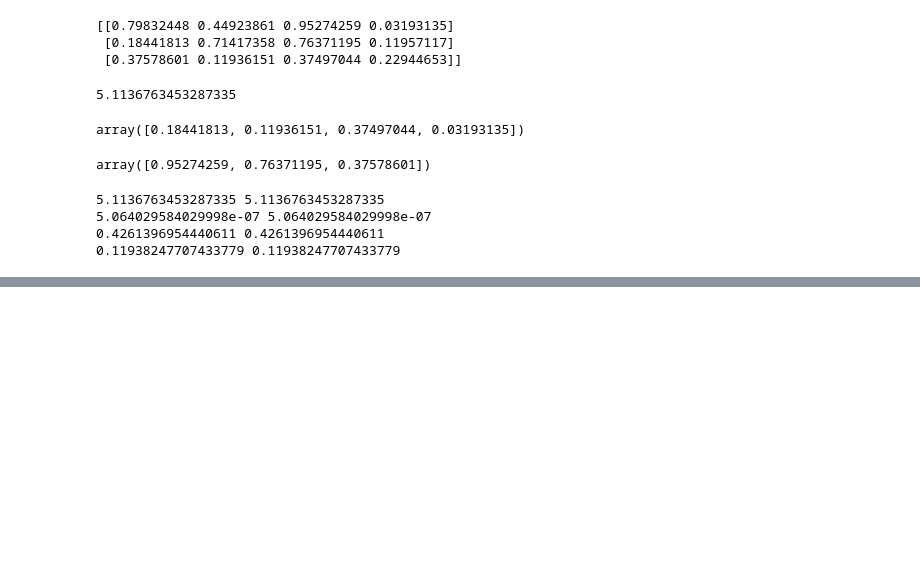
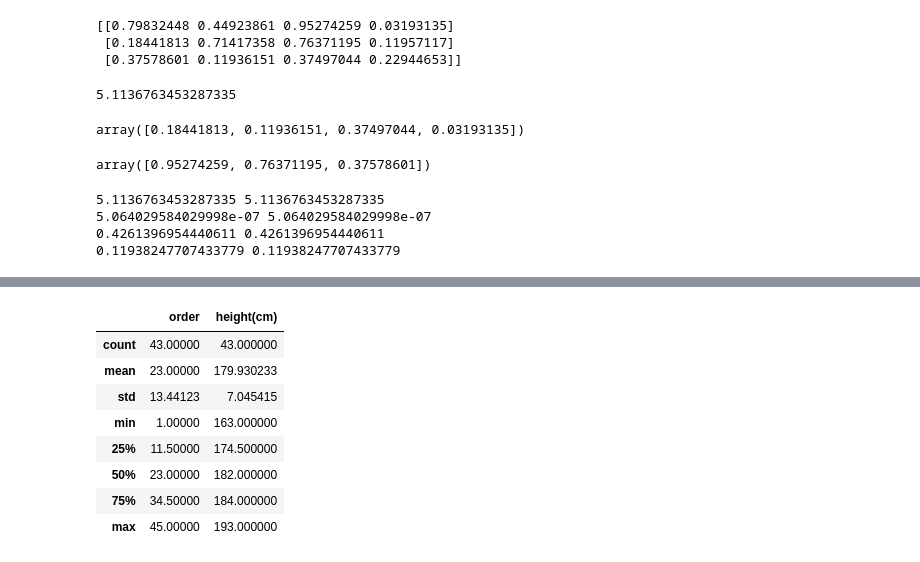
Before and after one commit to LuanDaSilva/PythonDS, a Jupyter notebook: Numpy Tutorial.ipynb, the cells around one changed output, grey strips where cells are left out. Drawn from its saved outputs; the diff is of its cells as text; code cells hidden in the pictures; blank space fills up the shorter version.

```diff
--- a/Numpy Tutorial.ipynb
+++ b/Numpy Tutorial.ipynb
@@ -570,0 +633,13 @@ print(np.percentile(Y,10),np.nanpercentile(Y,10))
+# %%
+#pandas offers natively this feature/ estatísticas resumo são uma opção nativa do pandas
+df.describe()
+# %% [output]
+|  | order | height(cm) |
+| count | 43.00000 | 43.000000 |
+| mean | 23.00000 | 179.930233 |
+| std | 13.44123 | 7.045415 |
+| min | 1.00000 | 163.000000 |
+| 25% | 11.50000 | 174.500000 |
+| 50% | 23.00000 | 182.000000 |
+| 75% | 34.50000 | 184.000000 |
+| max | 45.00000 | 193.000000 |
```
Also changed, not shown: parts of 43 cells of this notebook.
